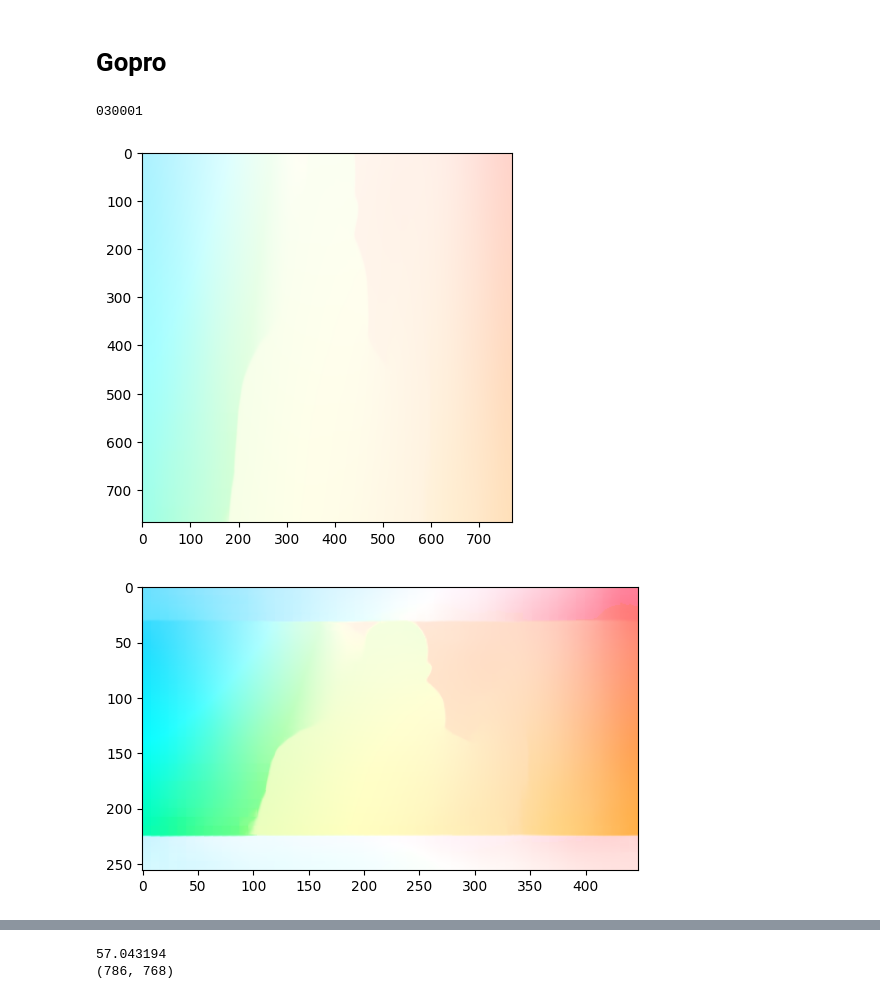
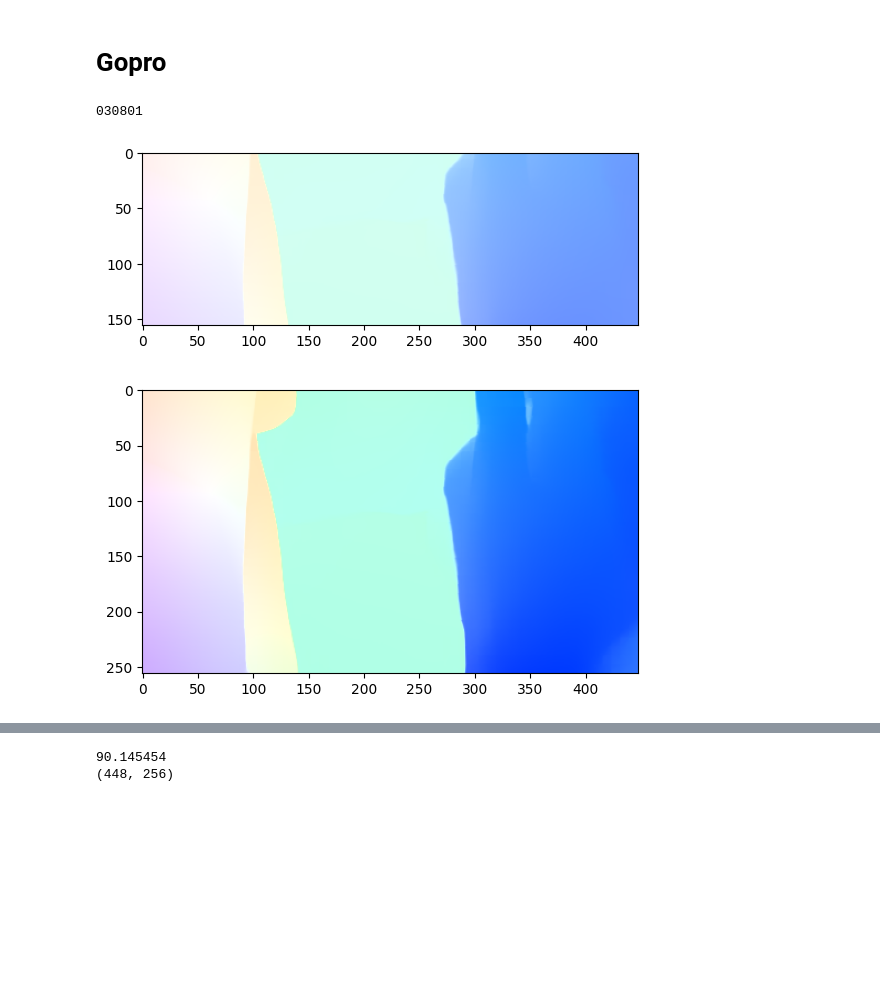
Before and after one commit to JuWanMaeng/Diffuse_Blur_to_Event, a Jupyter notebook: check_max_flow.ipynb, the cells around one changed output, grey strips where cells are left out. Cells and saved outputs as stored; diff of their text form; code cells hidden in the pictures; blank space fills up the shorter version.

```diff
--- a/check_max_flow.ipynb
+++ b/check_max_flow.ipynb
@@ -100,38 +100,38 @@ gopro_path = '/workspace/data/vimeo/train'
 gopro_folder = os.listdir(gopro_path)
 gopro_folder.sort()
 
-for scene in gopro_folder[30000:]:
+for scene in gopro_folder[30800:]:
     print(scene)
     flow_path = os.path.join(gopro_path,scene,'flow/flows',f'{scene}.flo')
     flow = flow_read(flow_path)
     flow_rgb = flow_to_rgb(flow,flow_max_radius=150)
     flow_rgb = flow_rgb[50:-50,:,:]
     flow_rgb_2 = flow_to_rgb(flow)
 
     tt = Image.fromarray(flow_rgb)
 
     blur_img = os.path.join(gopro_path,scene,'blur',f'{scene}.png')
     blur = Image.open(blur_img)
     blur = np.array(blur)
-    blur = blur[50:-50,:,:]
+    # blur = blur[50:-50,:,:]
     blur = Image.fromarray(blur)
-    blur=blur.resize((786,768))
-    flow_rgb = cv2.resize(flow_rgb, (768,768))
+    # blur=blur.resize((786,768))
+    # flow_rgb = cv2.resize(flow_rgb, (768,768))
     plt.imshow(flow_rgb)
     plt.show()
     plt.imshow(flow_rgb_2)
     plt.show()
     plt.imshow(blur)
     plt.show()
 
     complex_flow = flow[..., 0] + 1j * flow[..., 1]
     complex_flow, nan_mask = replace_nans(complex_flow)
     radius, angle = np.abs(complex_flow), np.angle(complex_flow)
     flow_max_radius = np.max(radius)
     print(flow_max_radius)
     print(blur.size)
     break
 # %% [output]
-030001
+030801
-[figure, old version]
+[figure, new version]
-[figure, old version]
+[figure, new version]
@@ -139,2 +139,2 @@ for scene in gopro_folder[30000:]:
-57.043194
-(786, 768)
+90.145454
+(448, 256)
```
Also changed, not shown: parts of 11 cells of this notebook, 11 other files.
